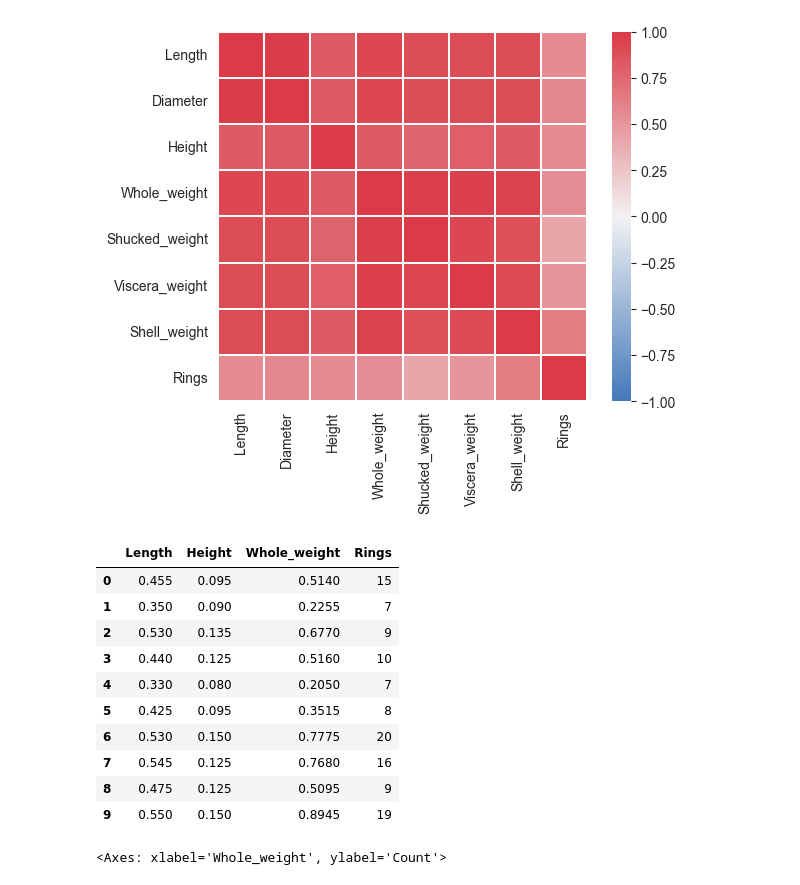
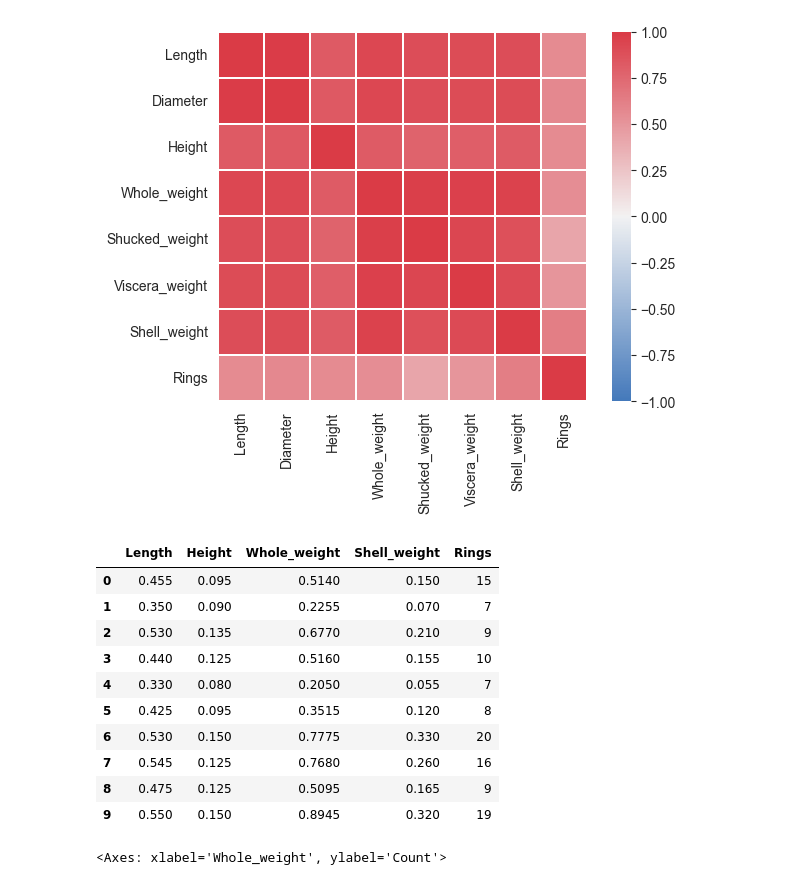
Before and after one commit to raflyzainn/tubes2-pkb, a Jupyter notebook: tubes1.ipynb, the cells around one changed output. Drawn from its saved outputs; the diff is of its cells as text; code cells hidden in the pictures.

```diff
--- a/tubes1.ipynb
+++ b/tubes1.ipynb
@@ -32,12 +32,12 @@ sns.set_style('darkgrid')
 # Reading and printing the data head
 data = pd.read_csv("abalone.data", header=None)
 column_names = ['Sex', 'Length', 'Diameter', 'Height', 'Whole_weight', 'Shucked_weight', 'Viscera_weight', 'Shell_weight', 'Rings']
-realdata = pd.DataFrame(data)
-realdata.columns = column_names
-print(realdata.head())
+data = pd.DataFrame(data)
+data.columns = column_names
+print(data.head())
 
 # Making a histogram in the target variable which is the "Rings" variable
-realdata["Rings"].hist()
+data["Rings"].hist()
 # %% [output]
   Sex  Length  Diameter  Height  Whole_weight  Shucked_weight  Viscera_weight  \
 0   M   0.455     0.365   0.095        0.5140          0.2245          0.1010
@@ -64,19 +64,19 @@ sns.heatmap(corr, vmax=1, vmin=-1, cmap=cmap, square=True, linewidths=0.2)
 <Axes: >
 [figure]
 # %%
-data = realdata[["Length", "Height", "Whole_weight", "Rings"]]
+data = data[["Length", "Height", "Whole_weight", "Shell_weight", "Rings"]]
 data.head(10)
 # %% [output]
-|  | Length | Height | Whole_weight | Rings |
-| 0 | 0.455 | 0.095 | 0.5140 | 15 |
-| 1 | 0.350 | 0.090 | 0.2255 | 7 |
-| 2 | 0.530 | 0.135 | 0.6770 | 9 |
-| 3 | 0.440 | 0.125 | 0.5160 | 10 |
-| 4 | 0.330 | 0.080 | 0.2050 | 7 |
-| 5 | 0.425 | 0.095 | 0.3515 | 8 |
-| 6 | 0.530 | 0.150 | 0.7775 | 20 |
-| 7 | 0.545 | 0.125 | 0.7680 | 16 |
-| 8 | 0.475 | 0.125 | 0.5095 | 9 |
-| 9 | 0.550 | 0.150 | 0.8945 | 19 |
+|  | Length | Height | Whole_weight | Shell_weight | Rings |
+| 0 | 0.455 | 0.095 | 0.5140 | 0.150 | 15 |
+| 1 | 0.350 | 0.090 | 0.2255 | 0.070 | 7 |
+| 2 | 0.530 | 0.135 | 0.6770 | 0.210 | 9 |
+| 3 | 0.440 | 0.125 | 0.5160 | 0.155 | 10 |
+| 4 | 0.330 | 0.080 | 0.2050 | 0.055 | 7 |
+| 5 | 0.425 | 0.095 | 0.3515 | 0.120 | 8 |
+| 6 | 0.530 | 0.150 | 0.7775 | 0.330 | 20 |
+| 7 | 0.545 | 0.125 | 0.7680 | 0.260 | 16 |
+| 8 | 0.475 | 0.125 | 0.5095 | 0.165 | 9 |
+| 9 | 0.550 | 0.150 | 0.8945 | 0.320 | 19 |
 # %%
 fig, axes = plt.subplots(1, 3, figsize = (18,6), sharey = True)
```
Also changed, not shown: parts of 6 cells of this notebook.
